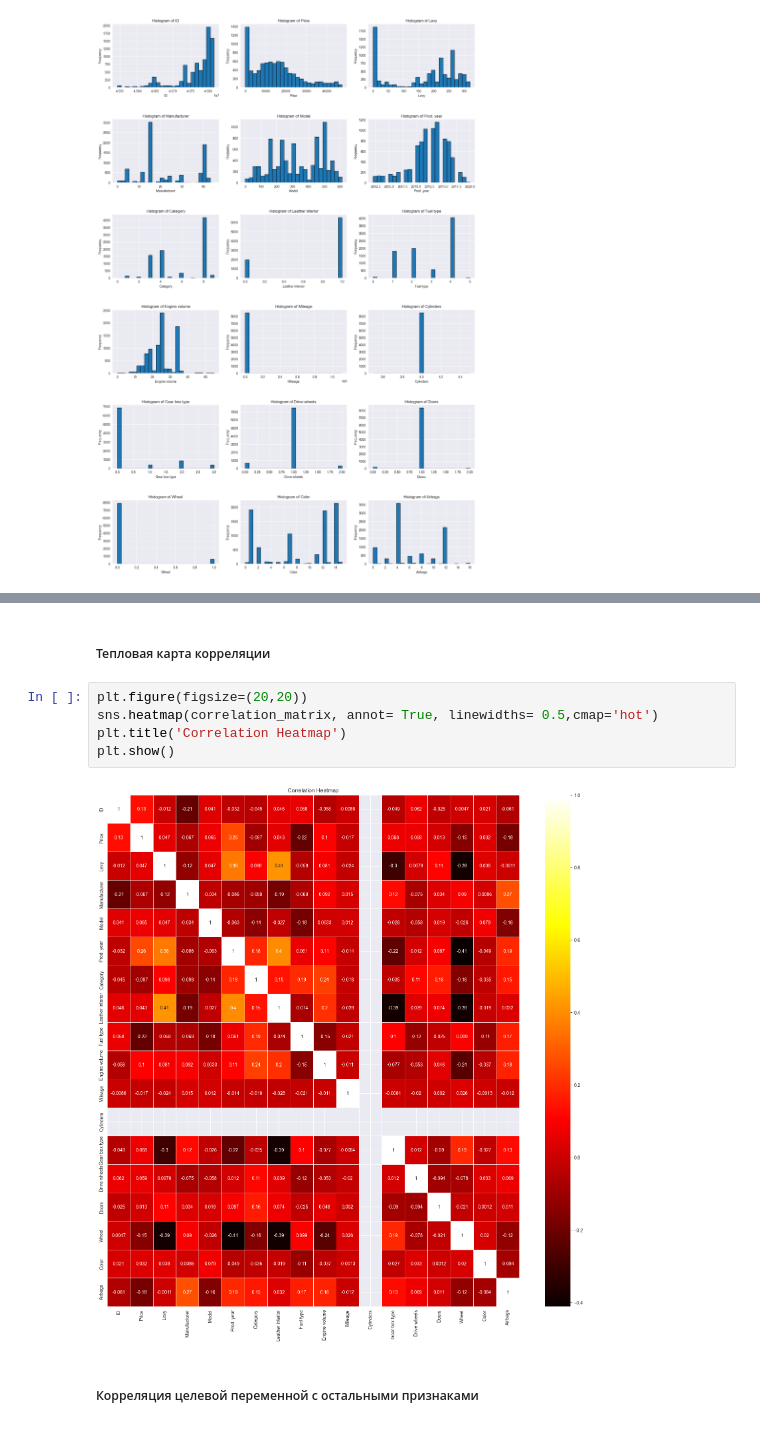
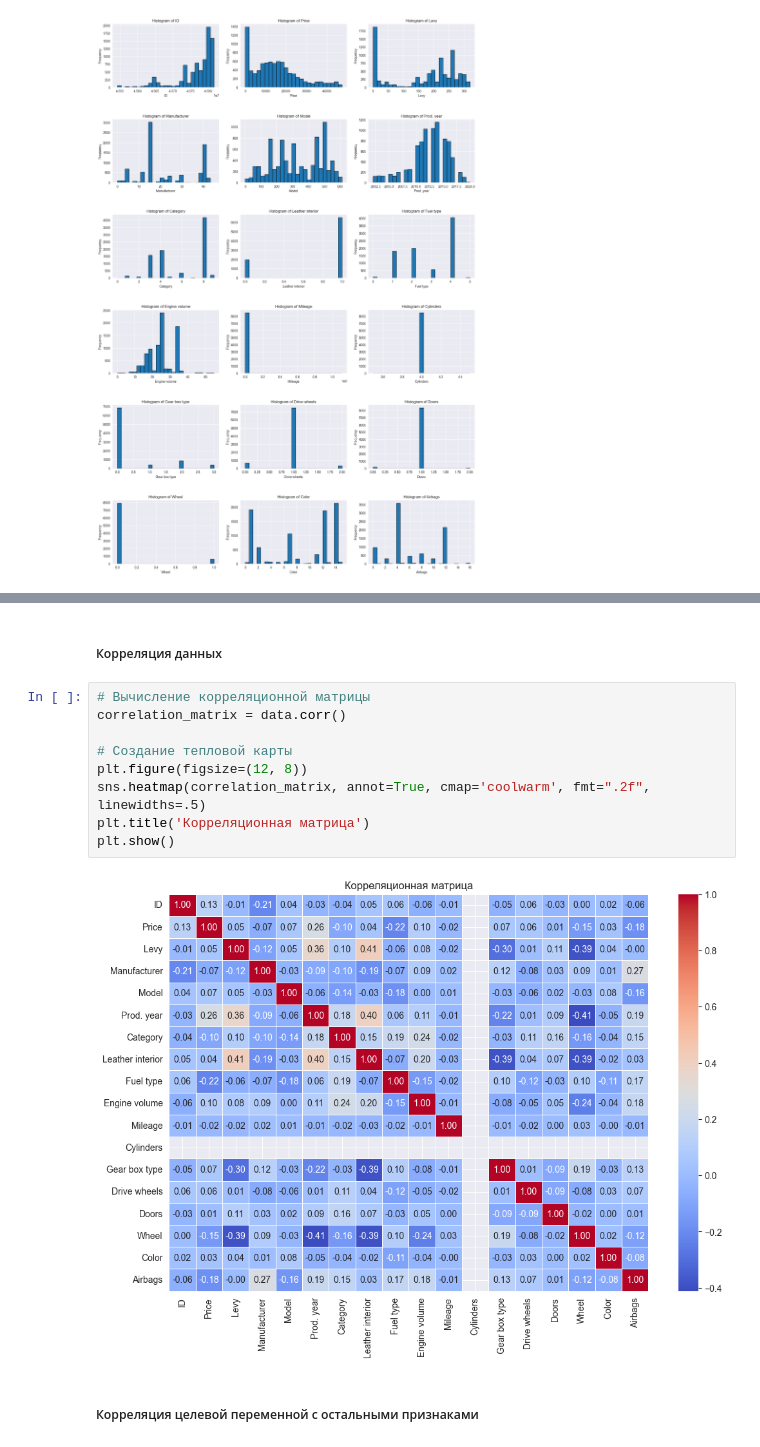
Before and after one commit to Mikilango/MachineLearning, a Jupyter notebook: test_6.ipynb, the cells around one changed output, grey strips where cells are left out. Saved outputs shown, nothing was run; the diff lists cells and outputs as text.

```diff
--- a/test_6.ipynb
+++ b/test_6.ipynb
@@ -328,14 +359,18 @@ correlation_matrix
 | Color | 0.021129 | 0.032291 | 0.037588 | 0.008630 | 0.079113 | -0.048769 | -0.035022 | -0.018581 | -0.112155 | ... |
 | Airbags | -0.061083 | -0.183128 | -0.001053 | 0.269500 | -0.160657 | 0.189604 | 0.151345 | 0.031572 | 0.166917 | ... |
 # %% [markdown]
-##### Тепловая карта корреляции
+##### Корреляция данных
 # %%
-plt.figure(figsize=(20,20))
-sns.heatmap(correlation_matrix, annot= True, linewidths= 0.5,cmap='hot')
-plt.title('Correlation Heatmap')
+# Вычисление корреляционной матрицы
+correlation_matrix = data.corr()
+
+# Создание тепловой карты
+plt.figure(figsize=(12, 8))
+sns.heatmap(correlation_matrix, annot=True, cmap='coolwarm', fmt=".2f", linewidths=.5)
+plt.title('Корреляционная матрица')
 plt.show()
 # %% [output]
-[figure, old version]
+[figure, new version]
 # %% [markdown]
 ##### Корреляция целевой переменной с остальными признаками
 # %%
```
Also changed, not shown: parts of 16 cells of this notebook.
